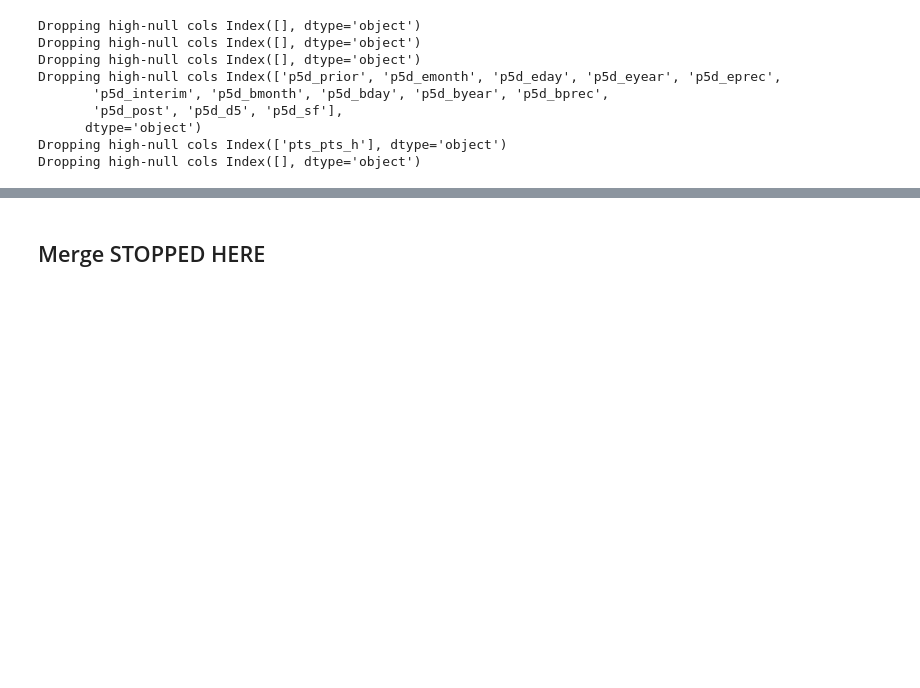
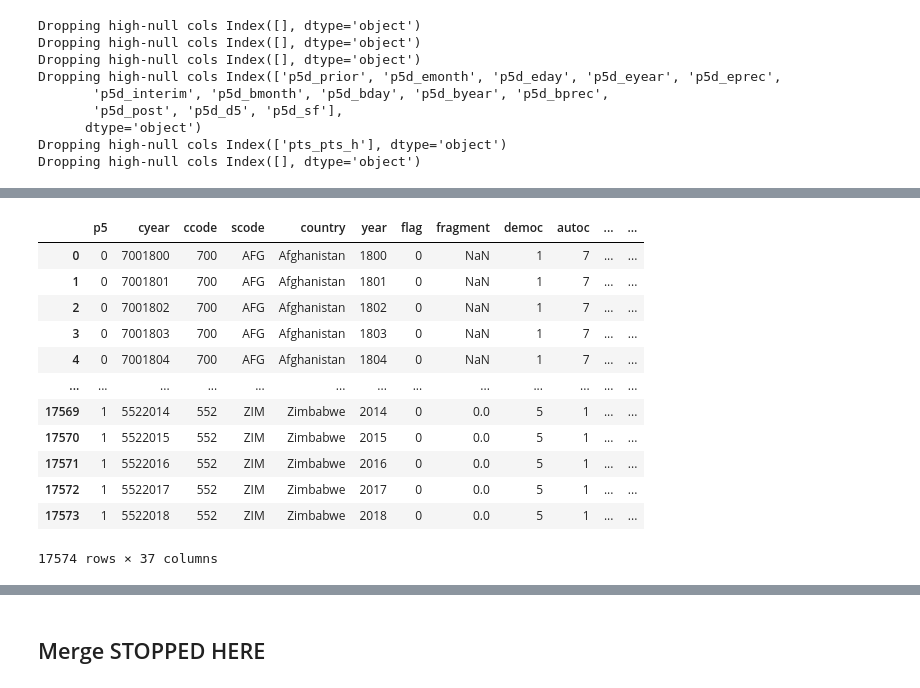
Before and after one commit to janjdarecki/instquality, a Jupyter notebook: Policy path.ipynb, the cells around one changed output, grey strips where cells are left out. Cells and saved outputs as stored; diff of their text form; code cells hidden in the pictures; blank space fills up the shorter version.

```diff
--- a/Policy path.ipynb
+++ b/Policy path.ipynb
@@ -25,0 +128,17 @@ Dropping high-null cols Index([], dtype='object')
+# %%
+p5d = pd.read_excel("pickles/P5D.xls")
+p5d
+# %% [output]
+|  | p5 | cyear | ccode | scode | country | year | flag | fragment | democ | autoc | ... | ... |
+| 0 | 0 | 7001800 | 700 | AFG | Afghanistan | 1800 | 0 | NaN | 1 | 7 | ... | ... |
+| 1 | 0 | 7001801 | 700 | AFG | Afghanistan | 1801 | 0 | NaN | 1 | 7 | ... | ... |
+| 2 | 0 | 7001802 | 700 | AFG | Afghanistan | 1802 | 0 | NaN | 1 | 7 | ... | ... |
+| 3 | 0 | 7001803 | 700 | AFG | Afghanistan | 1803 | 0 | NaN | 1 | 7 | ... | ... |
+| 4 | 0 | 7001804 | 700 | AFG | Afghanistan | 1804 | 0 | NaN | 1 | 7 | ... | ... |
+| ... | ... | ... | ... | ... | ... | ... | ... | ... | ... | ... | ... | ... |
+| 17569 | 1 | 5522014 | 552 | ZIM | Zimbabwe | 2014 | 0 | 0.0 | 5 | 1 | ... | ... |
+| 17570 | 1 | 5522015 | 552 | ZIM | Zimbabwe | 2015 | 0 | 0.0 | 5 | 1 | ... | ... |
+| 17571 | 1 | 5522016 | 552 | ZIM | Zimbabwe | 2016 | 0 | 0.0 | 5 | 1 | ... | ... |
+| 17572 | 1 | 5522017 | 552 | ZIM | Zimbabwe | 2017 | 0 | 0.0 | 5 | 1 | ... | ... |
+| 17573 | 1 | 5522018 | 552 | ZIM | Zimbabwe | 2018 | 0 | 0.0 | 5 | 1 | ... | ... |
+17574 rows × 37 columns
```
Also changed, not shown: parts of 12 cells of this notebook, 29 other files.
